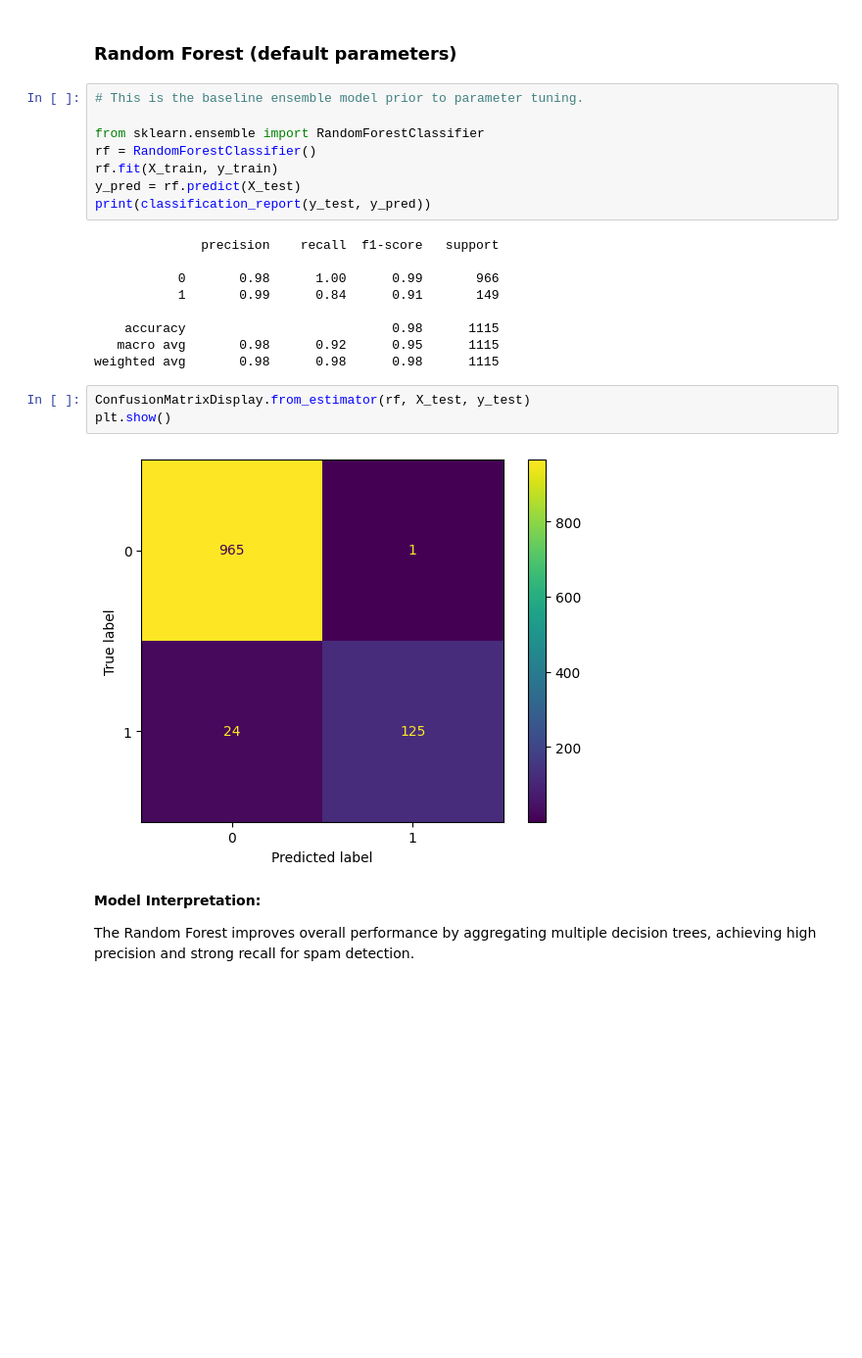
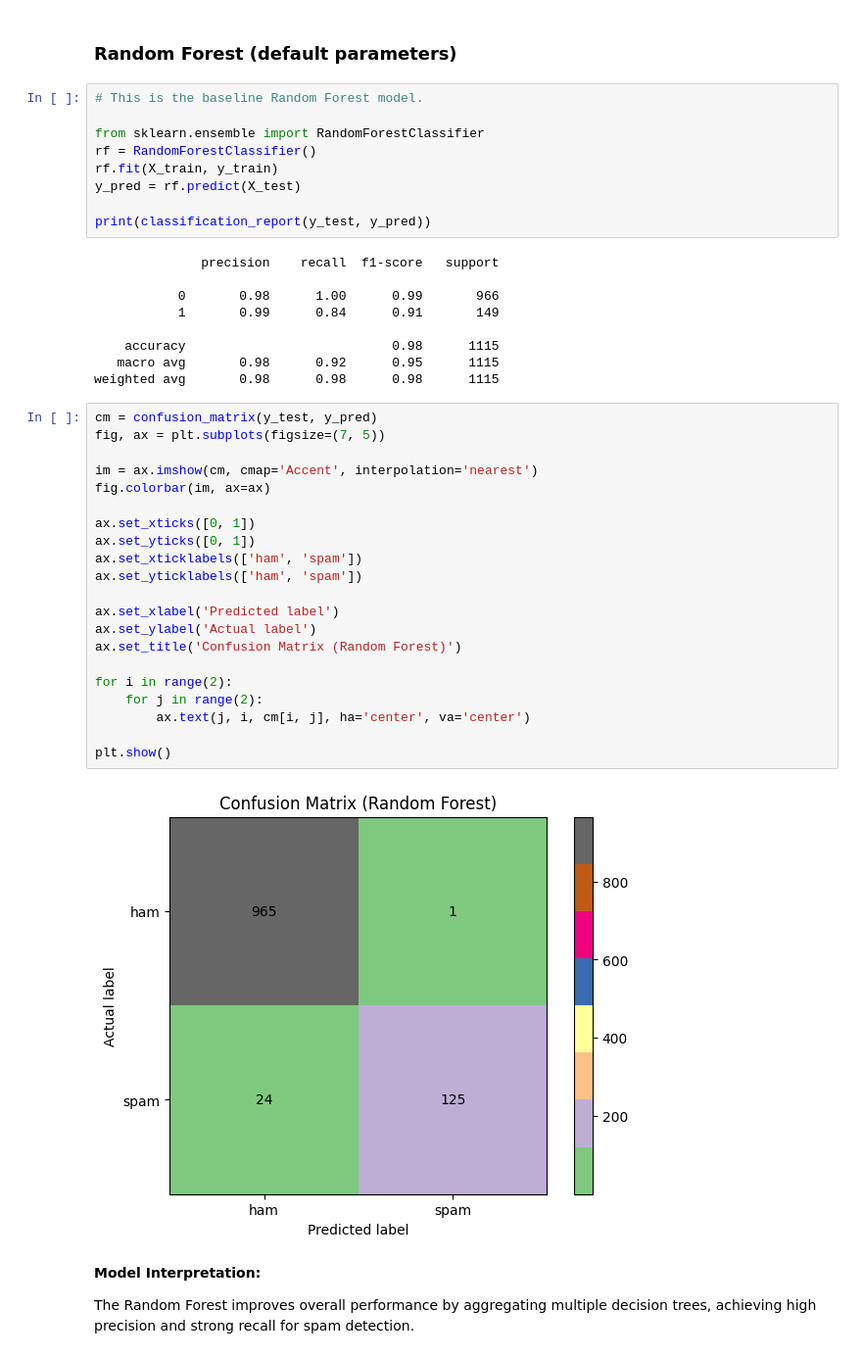
Before and after one commit to EsserMishelle/spam_vs_ham, a Jupyter notebook: Spam_Detection_Machine_Learning_Classification.ipynb, the cells around one changed output. Shown at 98% size. Cells and saved outputs as stored; diff of their text form; blank space fills up the shorter version.

```diff
--- a/Spam_Detection_Machine_Learning_Classification.ipynb
+++ b/Spam_Detection_Machine_Learning_Classification.ipynb
@@ -220,12 +240,13 @@ Logistic Regression provides a strong linear baseline with high overall accuracy
 # %% [markdown]
 ### Random Forest (default parameters)
 # %%
-# This is the baseline ensemble model prior to parameter tuning.
+# This is the baseline Random Forest model.
 
 from sklearn.ensemble import RandomForestClassifier
 rf = RandomForestClassifier()
 rf.fit(X_train, y_train)
 y_pred = rf.predict(X_test)
+
 print(classification_report(y_test, y_pred))
 # %% [output]
               precision    recall  f1-score   support
@@ -236,11 +257,29 @@ print(classification_report(y_test, y_pred))
     accuracy                           0.98      1115
    macro avg       0.98      0.92      0.95      1115
 weighted avg       0.98      0.98      0.98      1115
-# %%
-ConfusionMatrixDisplay.from_estimator(rf, X_test, y_test)
-plt.show()
-# %% [output]
-[figure, removed]
+# %%
+cm = confusion_matrix(y_test, y_pred)
+fig, ax = plt.subplots(figsize=(7, 5))
+
+im = ax.imshow(cm, cmap='Accent', interpolation='nearest')
+fig.colorbar(im, ax=ax)
+
+ax.set_xticks([0, 1])
+ax.set_yticks([0, 1])
+ax.set_xticklabels(['ham', 'spam'])
+ax.set_yticklabels(['ham', 'spam'])
+
+ax.set_xlabel('Predicted label')
+ax.set_ylabel('Actual label')
+ax.set_title('Confusion Matrix (Random Forest)')
+
+for i in range(2):
+    for j in range(2):
+        ax.text(j, i, cm[i, j], ha='center', va='center')
+
+plt.show()
+# %% [output]
+[figure, added]
 # %% [markdown]
 **Model Interpretation:**
 
```
Also changed, not shown: parts of 14 cells of this notebook.
